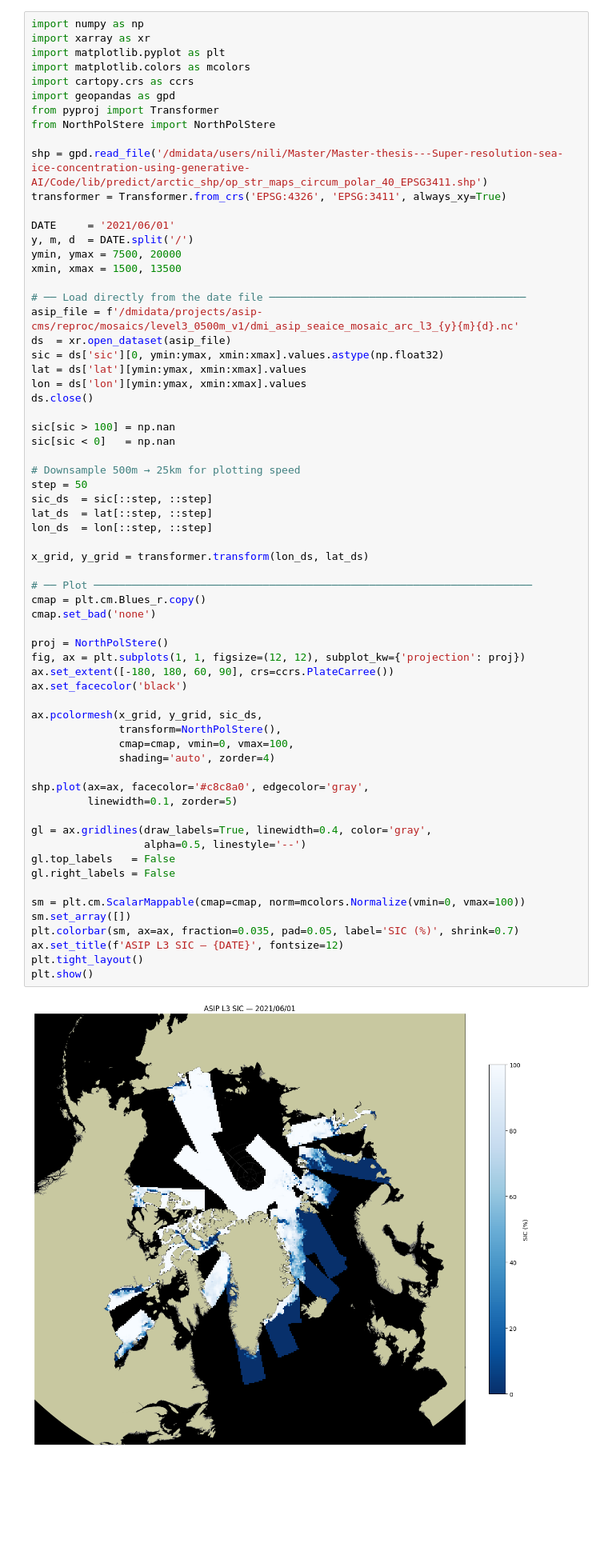
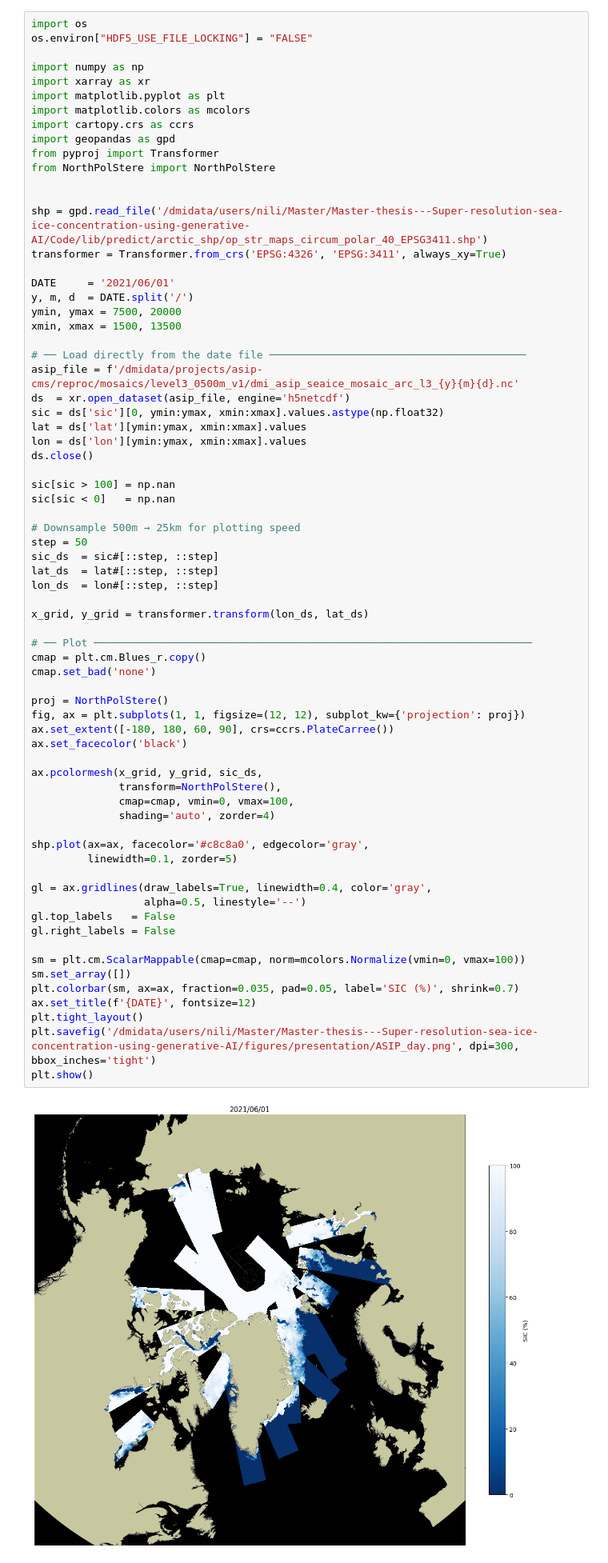
Before and after one commit to NinnaL/Master-thesis---Super-resolution-sea-ice-concentration-using-generative-AI, a Jupyter notebook: Code/lib/predict/prediction_test.ipynb, the cells around one changed output. Shown at 80% size. Saved outputs shown, nothing was run; the diff lists cells and outputs as text; blank space fills up the shorter version.

Commit message:
presentation stuff

```diff
--- a/Code/lib/predict/prediction_test.ipynb
+++ b/Code/lib/predict/prediction_test.ipynb
@@ -529,6 +529,9 @@ for day in range(1, 2):  # Example: iterate through days 1 to 31
 # %% [output]
 [figure]
 # %%
+import os
+os.environ["HDF5_USE_FILE_LOCKING"] = "FALSE"
+
 import numpy as np
 import xarray as xr
 import matplotlib.pyplot as plt
@@ -537,6 +540,7 @@ import cartopy.crs as ccrs
 import geopandas as gpd
 from pyproj import Transformer
 from NorthPolStere import NorthPolStere
+
 
 shp = gpd.read_file('/dmidata/users/nili/Master/Master-thesis---Super-resolution-sea-ice-concentration-using-generative-AI/Code/lib/predict/arctic_shp/op_str_maps_circum_polar_40_EPSG3411.shp')
 transformer = Transformer.from_crs('EPSG:4326', 'EPSG:3411', always_xy=True)
@@ -548,7 +552,7 @@ xmin, xmax = 1500, 13500
 
 # ── Load directly from the date file ─────────────────────────────────────────
 asip_file = f'/dmidata/projects/asip-cms/reproc/mosaics/level3_0500m_v1/dmi_asip_seaice_mosaic_arc_l3_{y}{m}{d}.nc'
-ds  = xr.open_dataset(asip_file)
+ds  = xr.open_dataset(asip_file, engine='h5netcdf')
 sic = ds['sic'][0, ymin:ymax, xmin:xmax].values.astype(np.float32)
 lat = ds['lat'][ymin:ymax, xmin:xmax].values
 lon = ds['lon'][ymin:ymax, xmin:xmax].values
@@ -559,39 +563,40 @@ sic[sic < 0]   = np.nan
 
 # Downsample 500m → 25km for plotting speed
 step = 50
-sic_ds  = sic[::step, ::step]
-lat_ds  = lat[::step, ::step]
-lon_ds  = lon[::step, ::step]
+sic_ds  = sic#[::step, ::step]
+lat_ds  = lat#[::step, ::step]
+lon_ds  = lon#[::step, ::step]
 
 x_grid, y_grid = transformer.transform(lon_ds, lat_ds)
 
 # ── Plot ──────────────────────────────────────────────────────────────────────
 cmap = plt.cm.Blues_r.copy()
 cmap.set_bad('none')
 
 proj = NorthPolStere()
 fig, ax = plt.subplots(1, 1, figsize=(12, 12), subplot_kw={'projection': proj})
 ax.set_extent([-180, 180, 60, 90], crs=ccrs.PlateCarree())
 ax.set_facecolor('black')
 
 ax.pcolormesh(x_grid, y_grid, sic_ds,
               transform=NorthPolStere(),
               cmap=cmap, vmin=0, vmax=100,
               shading='auto', zorder=4)
 
 shp.plot(ax=ax, facecolor='#c8c8a0', edgecolor='gray',
          linewidth=0.1, zorder=5)
 
 gl = ax.gridlines(draw_labels=True, linewidth=0.4, color='gray',
                   alpha=0.5, linestyle='--')
 gl.top_labels   = False
 gl.right_labels = False
 
 sm = plt.cm.ScalarMappable(cmap=cmap, norm=mcolors.Normalize(vmin=0, vmax=100))
 sm.set_array([])
 plt.colorbar(sm, ax=ax, fraction=0.035, pad=0.05, label='SIC (%)', shrink=0.7)
-ax.set_title(f'ASIP L3 SIC — {DATE}', fontsize=12)
+ax.set_title(f'{DATE}', fontsize=12)
 plt.tight_layout()
+plt.savefig('/dmidata/users/nili/Master/Master-thesis---Super-resolution-sea-ice-concentration-using-generative-AI/figures/presentation/ASIP_day.png', dpi=300, bbox_inches='tight')
 plt.show()
 # %% [output]
-[figure, old version]
+[figure, new version]
```
Also changed, not shown: 4 other files.
